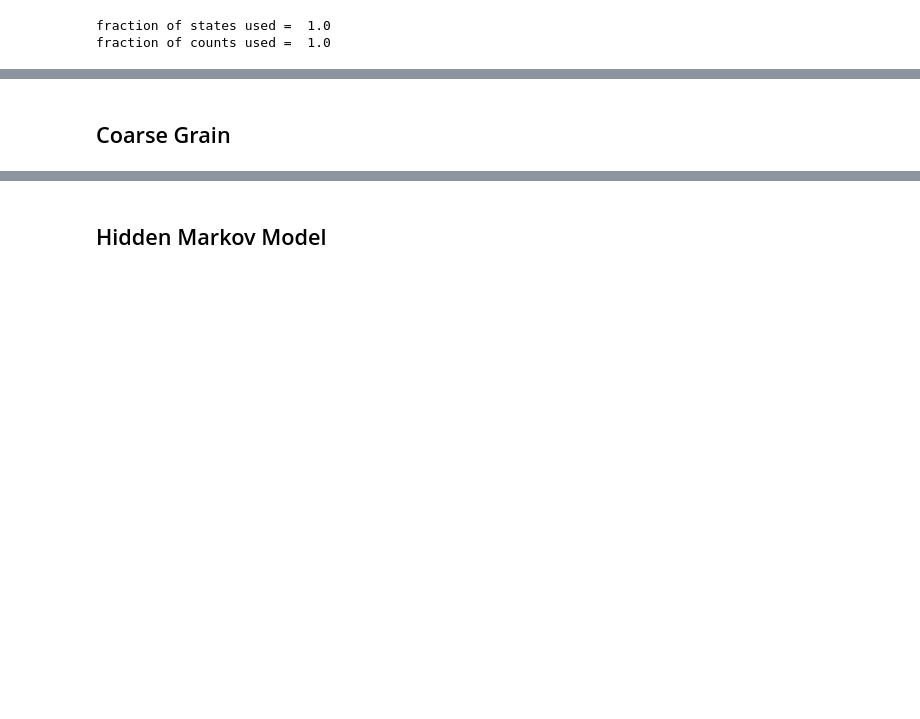
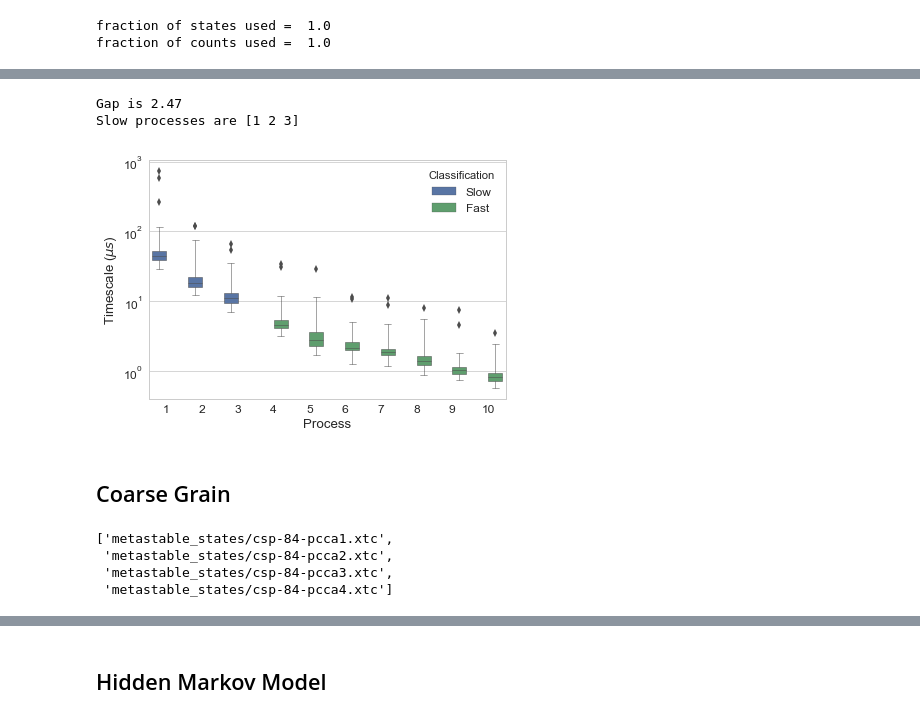
Before and after one commit to RobertArbon/optimize-fs-peptide, a Jupyter notebook: Analysis/DHFR/Validation - Metastable states.ipynb, the cells around one changed output, grey strips where cells are left out. Cells and saved outputs as stored; diff of their text form; code cells hidden in the pictures; blank space fills up the shorter version.

```diff
--- a/Analysis/DHFR/Validation - Metastable states.ipynb
+++ b/Analysis/DHFR/Validation - Metastable states.ipynb
@@ -178,0 +206,4 @@ plt.yscale('log')
+# %%
+import pandas as pd
+ts_df = pd.DataFrame(data=mm.all_timescales_[:,:10])
+ts_df.head()
@@ -178,0 +226,4 @@ plt.yscale('log')
+# %%
+ts_df = pd.melt(ts_df, var_name='Process', value_name='Timescale')
+ts_df['Process'] += 1
+ts_df.head()
@@ -179,3 +237,30 @@ plt.yscale('log')
+# %%
+med_ts = ts_df.groupby('Process').aggregate(np.median).values.flatten()
+# %%
+ratios = med_ts[:-1]/med_ts[1:]
+med_gap = np.max(ratios)
+sup_proc = np.argmax(ratios)+1
+print('Gap is {:4.2f}'.format(med_gap))
+print('Slow processes are {}'.format(np.arange(sup_proc)+1))
+ts_df['Classification'] = ts_df['Process'].apply(lambda x: 'Fast' if x > sup_proc else 'Slow')
+ts_df['Timescale'] /= 1e3
+# %% [output]
+Gap is 2.47
+Slow processes are [1 2 3]
+# %%
+cols = sns.color_palette('colorblind')
+with sns.plotting_context('paper', font_scale=1.5):
+    # plot all timescales
+    sns.set_style('whitegrid')
+    ax = sns.boxplot(x='Process', y='Timescale', hue='Classification', data=ts_df, whis=10,
+                    linewidth=0.5)
+    ax.set_yscale('log')
+    ax.set_ylabel(r'Timescale ($\mu s$)')
+
+
+plt.savefig('msm_figures/'+froot+'-timescales.pdf')
+# %% [output]
+[figure, added]
 # %% [markdown]
 ## Coarse Grain
 # %%
@@ -192,0 +281,8 @@ pcca_samples = M.sample_by_distributions(pcca_dist, 100)
+# %%
+output_files = ['metastable_states/'+froot+'-pcca{}.xtc'.format(i+1) for i in range(n_sets)]
+output_files
+# %% [output]
+['metastable_states/csp-84-pcca1.xtc',
+ 'metastable_states/csp-84-pcca2.xtc',
+ 'metastable_states/csp-84-pcca3.xtc',
+ 'metastable_states/csp-84-pcca4.xtc']
```
Also changed, not shown: parts of 48 cells of this notebook, 2 other files.
